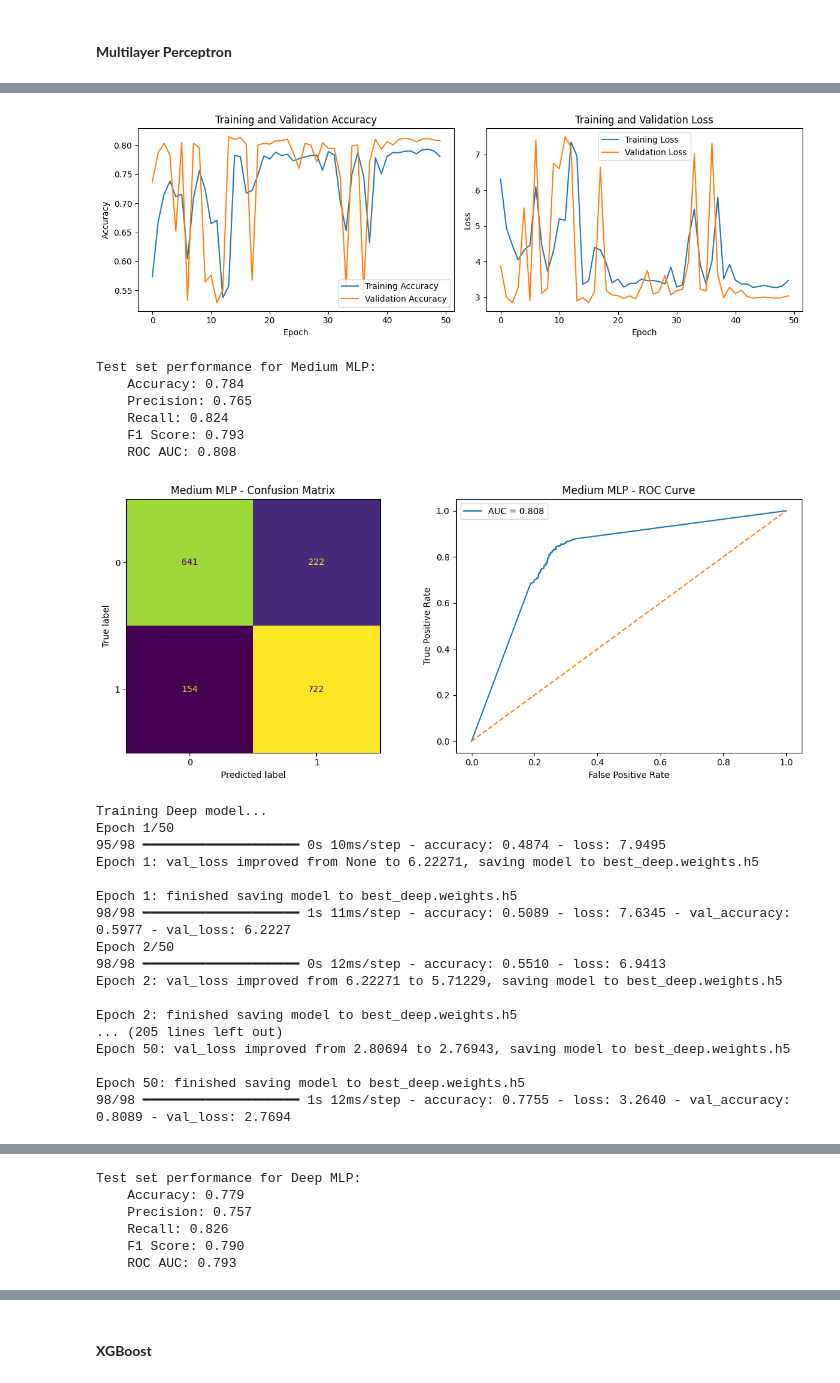
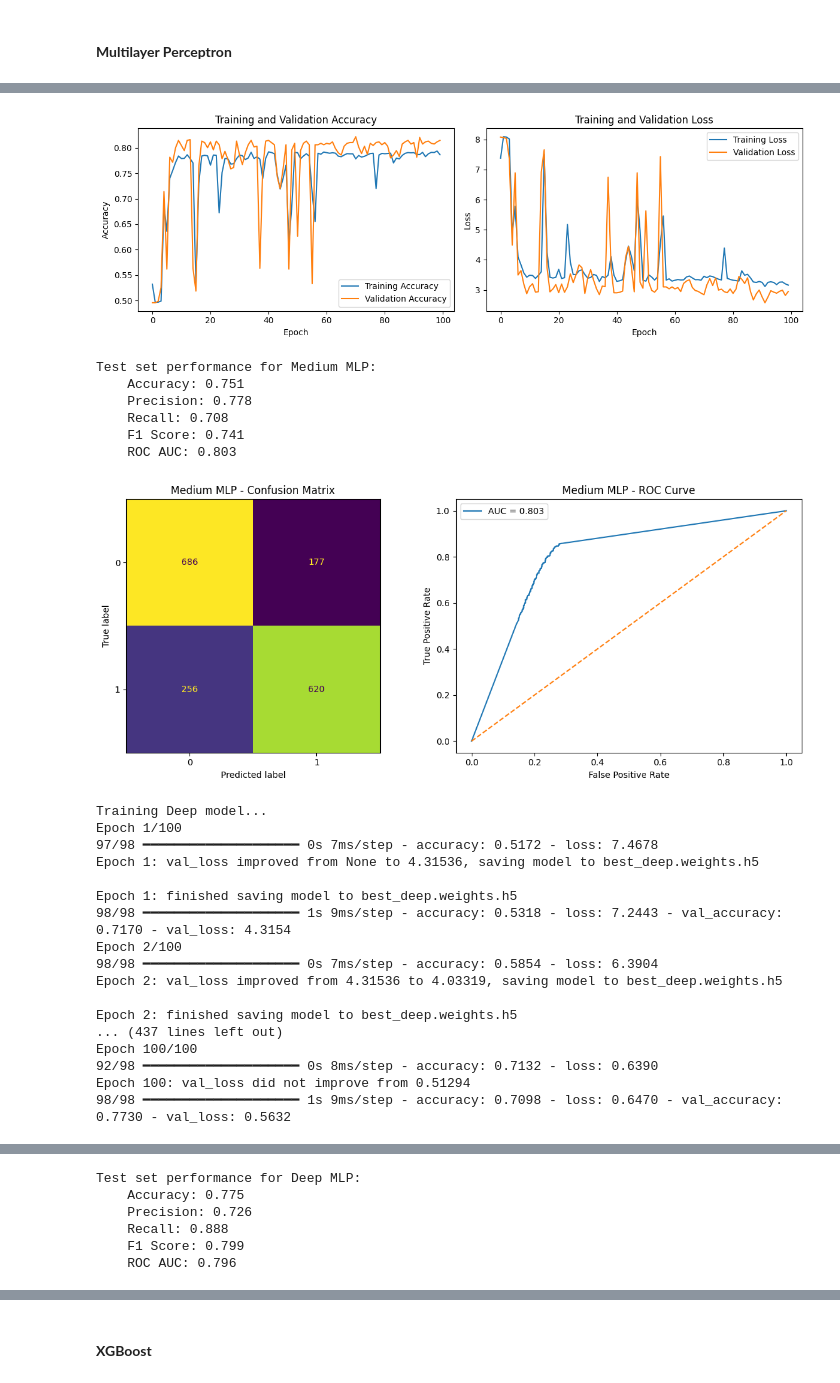
Before and after one commit to YarinArava/SpaceShipTitanic_FinalProject, a Jupyter notebook: Spaceship_Titanic_corrected.ipynb, the cells around one changed output, grey strips where cells are left out. Saved outputs shown, nothing was run; the diff lists cells and outputs as text; code cells hidden in the pictures.

Commit message:
Update notebook with latest training and improvements

```diff
--- a/Spaceship_Titanic_corrected.ipynb
+++ b/Spaceship_Titanic_corrected.ipynb
@@ -2311,3 +2299,29 @@ Cross-validation scores for Random Forest (best by roc_auc):
     F1 Score: 0.806
     ROC AUC: 0.897
 [figure]
+# %%
+rf_grid = RandomForestClassifier()
+param_grid_rf = {
+    "n_estimators": [200, 400, 600],
+    "criterion": ["gini", "entropy"],
+    "max_depth": [None, 10, 20, 30, 50],
+    "min_samples_split": [2, 5, 10, 20, 30],
+    "min_samples_leaf": [1, 2, 5, 10]
+}
+cv_tune = RepeatedStratifiedKFold(n_splits=5, n_repeats=2)
+
+RF_search, RF_best_model, RF_best_params, RF_cv_results_grid \
+    = evaluate_model(rf_grid, param_grid_rf, X_train, y_train, cv=cv_tune)
+print_best_params("Random Forest", RF_best_params)
+
+print_all_scores_improved("Random Forest", RF_cv_results_grid)
+print_all_scores_improved("Random Forest", RF_cv_results_grid, best_by='f1')
+
+# Visualize performance of the best Random Forest model on the test set
+test_pred = RF_best_model.predict(X_test)
+test_prob = RF_best_model.predict_proba(X_test)[:, 1]
+
+print("\nTest set performance for Random Forest:")
+RF_reslist = comp_all_scores(y_test, test_pred, test_prob)
+plot_cm_and_roc(y_test, test_pred, test_prob, model_name="Random Forest")
+tests_results['Random Forest'] = RF_reslist
@@ -2618,7 +2692,7 @@ for name, builder in builders.items():
 
     history = model.fit(
         X_tr, y_tr,
-        epochs=50,
+        epochs=100,
         batch_size=64,
         validation_data=(X_val, y_val),
         callbacks=checkpoint,
@@ -2704,25 +2778,25 @@ Epoch 50: val_loss did not improve from 2.84323
-[figure, old version]
+[figure, new version]
 Test set performance for Medium MLP:
-    Accuracy: 0.784
-    Precision: 0.765
-    Recall: 0.824
-    F1 Score: 0.793
-    ROC AUC: 0.808
+    Accuracy: 0.751
+    Precision: 0.778
+    Recall: 0.708
+    F1 Score: 0.741
+    ROC AUC: 0.803
-[figure, old version]
+[figure, new version]
 Training Deep model...
-Epoch 1/50
-95/98 ━━━━━━━━━━━━━━━━━━━━ 0s 10ms/step - accuracy: 0.4874 - loss: 7.9495
-Epoch 1: val_loss improved from None to 6.22271, saving model to best_deep.weights.h5
+Epoch 1/100
+97/98 ━━━━━━━━━━━━━━━━━━━━ 0s 7ms/step - accuracy: 0.5172 - loss: 7.4678
+Epoch 1: val_loss improved from None to 4.31536, saving model to best_deep.weights.h5
 
 Epoch 1: finished saving model to best_deep.weights.h5
-98/98 ━━━━━━━━━━━━━━━━━━━━ 1s 11ms/step - accuracy: 0.5089 - loss: 7.6345 - val_accuracy: 0.5977 - val_loss: 6.2227
-Epoch 2/50
-98/98 ━━━━━━━━━━━━━━━━━━━━ 0s 12ms/step - accuracy: 0.5510 - loss: 6.9413
-Epoch 2: val_loss improved from 6.22271 to 5.71229, saving model to best_deep.weights.h5
+98/98 ━━━━━━━━━━━━━━━━━━━━ 1s 9ms/step - accuracy: 0.5318 - loss: 7.2443 - val_accuracy: 0.7170 - val_loss: 4.3154
+Epoch 2/100
+98/98 ━━━━━━━━━━━━━━━━━━━━ 0s 7ms/step - accuracy: 0.5854 - loss: 6.3904
+Epoch 2: val_loss improved from 4.31536 to 4.03319, saving model to best_deep.weights.h5
 
 Epoch 2: finished saving model to best_deep.weights.h5
-... (205 lines left out)
-Epoch 50: val_loss improved from 2.80694 to 2.76943, saving model to best_deep.weights.h5
-
-Epoch 50: finished saving model to best_deep.weights.h5
-98/98 ━━━━━━━━━━━━━━━━━━━━ 1s 12ms/step - accuracy: 0.7755 - loss: 3.2640 - val_accuracy: 0.8089 - val_loss: 2.7694
+... (437 lines left out)
+Epoch 100/100
+92/98 ━━━━━━━━━━━━━━━━━━━━ 0s 8ms/step - accuracy: 0.7132 - loss: 0.6390
+Epoch 100: val_loss did not improve from 0.51294
+98/98 ━━━━━━━━━━━━━━━━━━━━ 1s 9ms/step - accuracy: 0.7098 - loss: 0.6470 - val_accuracy: 0.7730 - val_loss: 0.5632
@@ -2730,6 +2804,6 @@ Epoch 50: finished saving model to best_deep.weights.h5
 Test set performance for Deep MLP:
-    Accuracy: 0.779
-    Precision: 0.757
-    Recall: 0.826
-    F1 Score: 0.790
-    ROC AUC: 0.793
+    Accuracy: 0.775
+    Precision: 0.726
+    Recall: 0.888
+    F1 Score: 0.799
+    ROC AUC: 0.796
```
Also changed, not shown: parts of 9 cells of this notebook.
